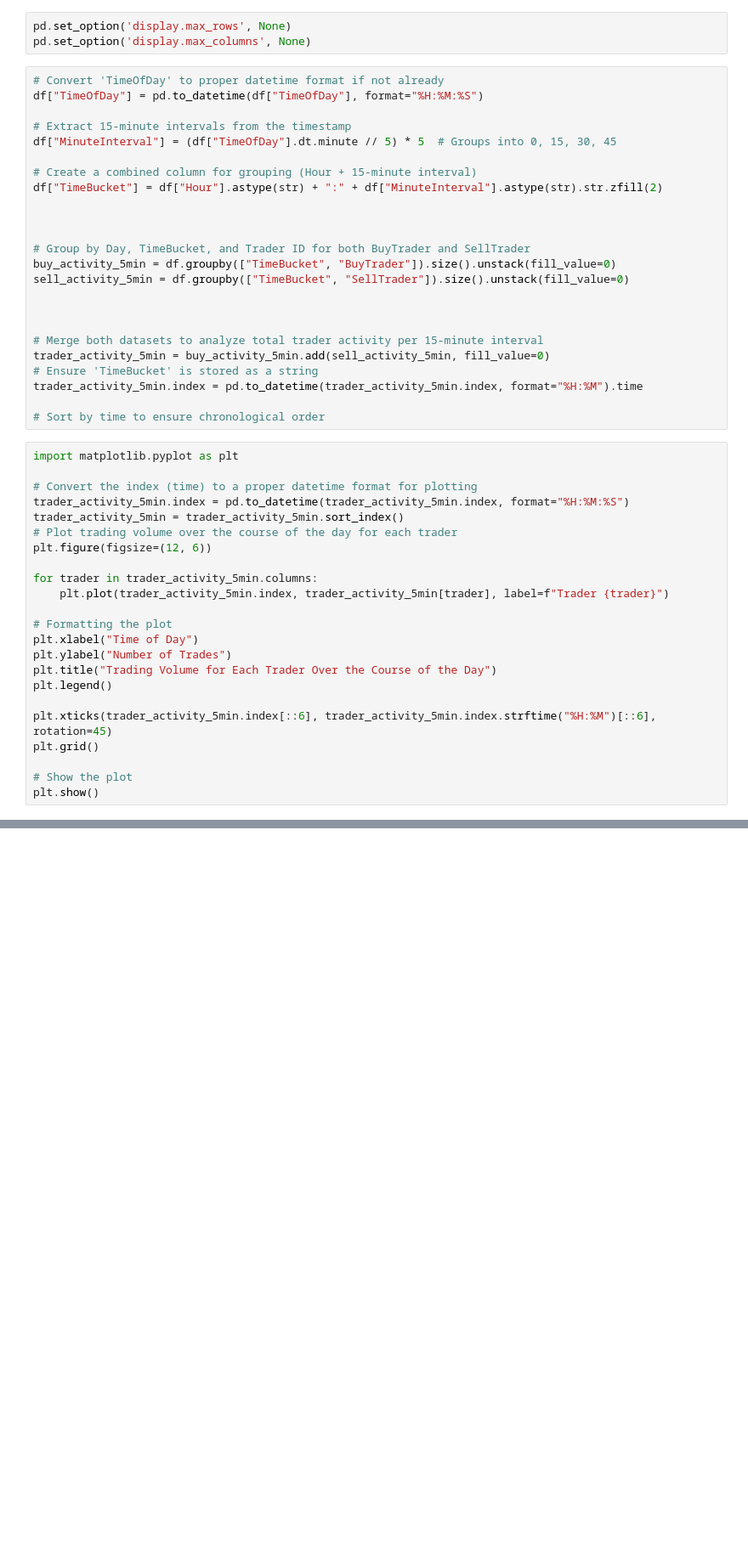
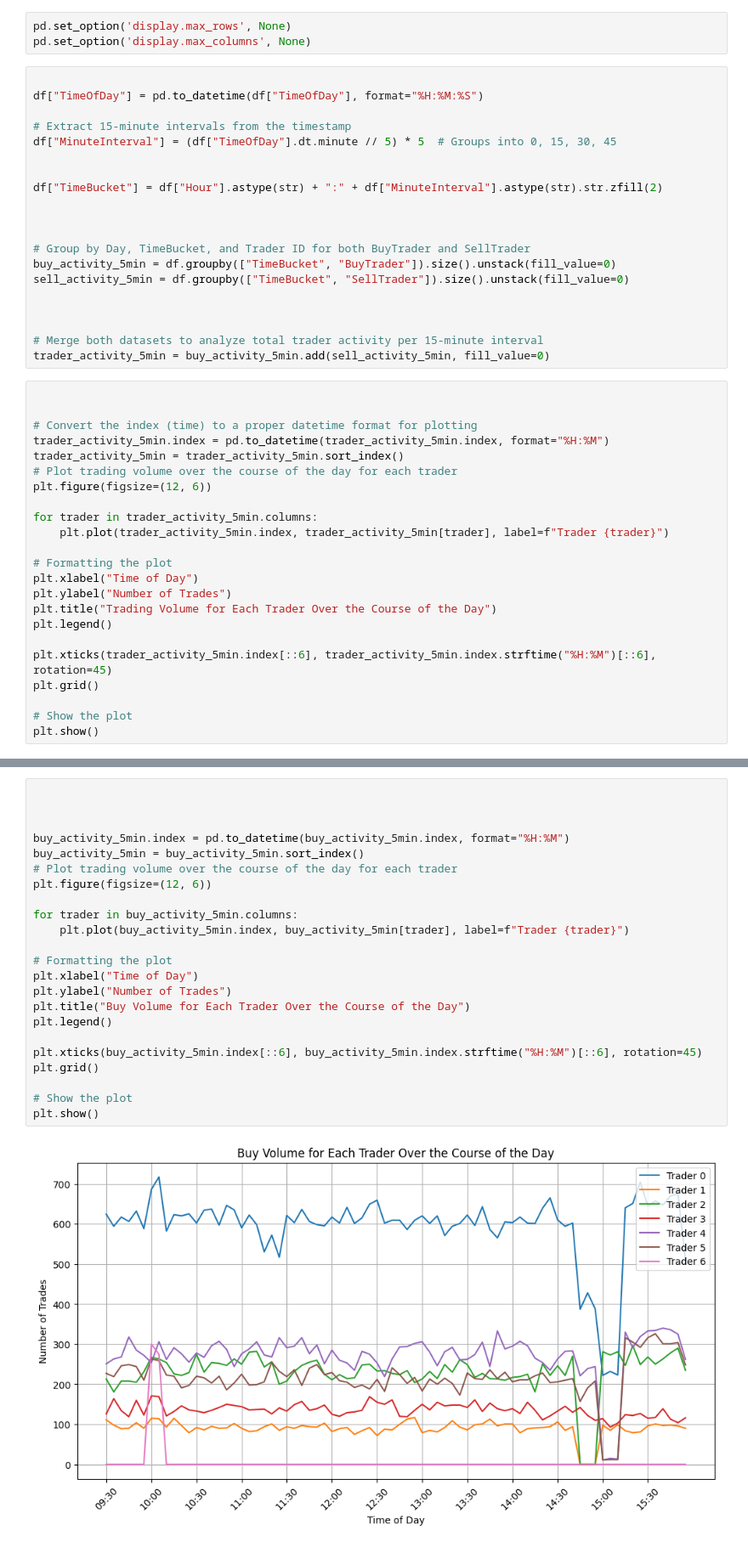
Before and after one commit to Daniel-Buckley1/Data-Exercise, a Jupyter notebook: Analysis.ipynb, the cells around one changed output, grey strips where cells are left out. Shown at 85% size. Drawn from its saved outputs; the diff is of its cells as text; blank space fills up the shorter version.

```diff
--- a/Analysis.ipynb
+++ b/Analysis.ipynb
@@ -319,13 +238,13 @@ sell_activity
 pd.set_option('display.max_rows', None)
 pd.set_option('display.max_columns', None)
 # %%
-# Convert 'TimeOfDay' to proper datetime format if not already
+
 df["TimeOfDay"] = pd.to_datetime(df["TimeOfDay"], format="%H:%M:%S")
 
 # Extract 15-minute intervals from the timestamp
 df["MinuteInterval"] = (df["TimeOfDay"].dt.minute // 5) * 5  # Groups into 0, 15, 30, 45
 
-# Create a combined column for grouping (Hour + 15-minute interval)
+
 df["TimeBucket"] = df["Hour"].astype(str) + ":" + df["MinuteInterval"].astype(str).str.zfill(2)
 
 
@@ -338,15 +257,11 @@ sell_activity_5min = df.groupby(["TimeBucket", "SellTrader"]).size().unstack(fil
 
 # Merge both datasets to analyze total trader activity per 15-minute interval
 trader_activity_5min = buy_activity_5min.add(sell_activity_5min, fill_value=0)
-# Ensure 'TimeBucket' is stored as a string
-trader_activity_5min.index = pd.to_datetime(trader_activity_5min.index, format="%H:%M").time
-
-# Sort by time to ensure chronological order
 # %%
-import matplotlib.pyplot as plt
+
 
 # Convert the index (time) to a proper datetime format for plotting
-trader_activity_5min.index = pd.to_datetime(trader_activity_5min.index, format="%H:%M:%S")
+trader_activity_5min.index = pd.to_datetime(trader_activity_5min.index, format="%H:%M")
 trader_activity_5min = trader_activity_5min.sort_index()
 # Plot trading volume over the course of the day for each trader
 plt.figure(figsize=(12, 6))
@@ -376,0 +285,25 @@ plt.show()
+# %%
+
+
+
+buy_activity_5min.index = pd.to_datetime(buy_activity_5min.index, format="%H:%M")
+buy_activity_5min = buy_activity_5min.sort_index()
+# Plot trading volume over the course of the day for each trader
+plt.figure(figsize=(12, 6))
+
+for trader in buy_activity_5min.columns:
+    plt.plot(buy_activity_5min.index, buy_activity_5min[trader], label=f"Trader {trader}")
+
+# Formatting the plot
+plt.xlabel("Time of Day")
+plt.ylabel("Number of Trades")
+plt.title("Buy Volume for Each Trader Over the Course of the Day")
+plt.legend()
+
+plt.xticks(buy_activity_5min.index[::6], buy_activity_5min.index.strftime("%H:%M")[::6], rotation=45)
+plt.grid()
+
+# Show the plot
+plt.show()
+# %% [output]
+[figure, added]
```
Also changed, not shown: parts of 33 cells of this notebook.
